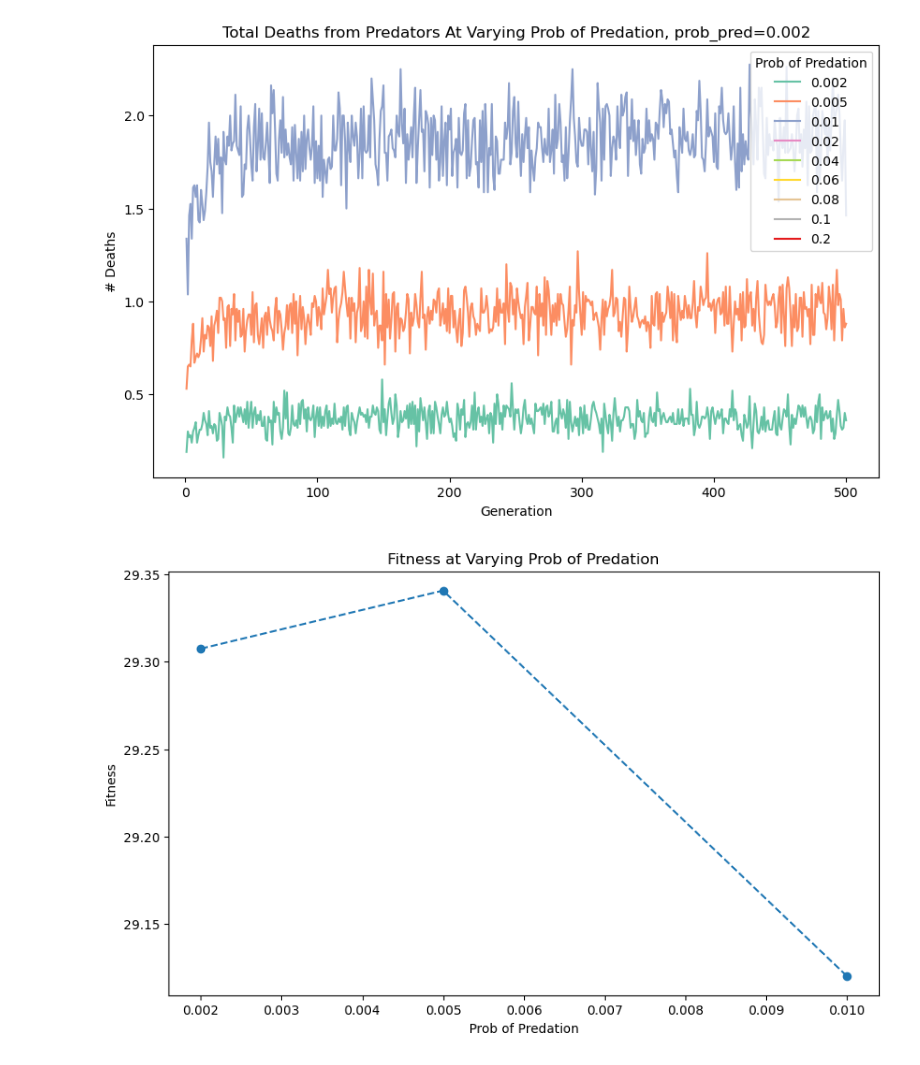
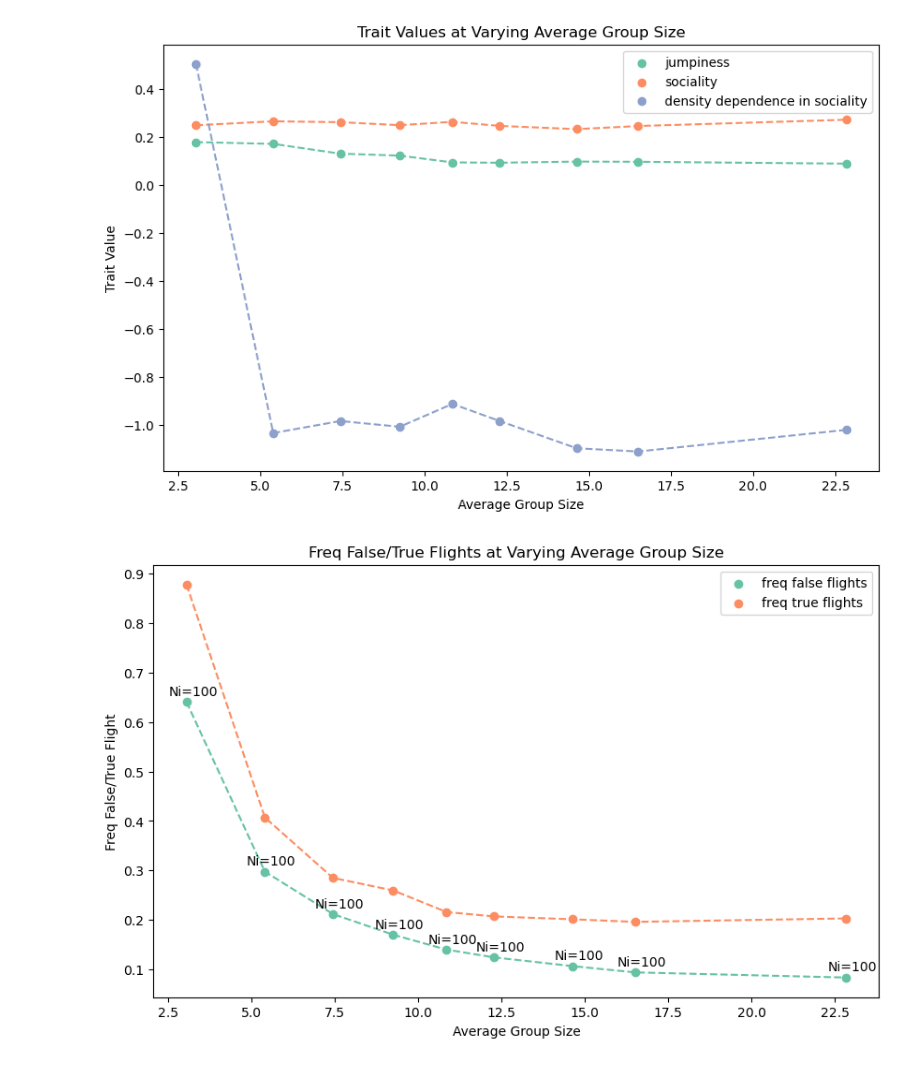
Before and after one commit to vivian-m-li/si_evolution, a Jupyter notebook: analyze.ipynb, the cells around one changed output. Drawn from its saved outputs; the diff is of its cells as text; code cells hidden in the pictures.

Commit message:
run sims for diff group sizes

```diff
--- a/analyze.ipynb
+++ b/analyze.ipynb
@@ -10,47 +10,52 @@ def get_params_to_analyze(analysis):
   params = []
   param = ""
 
-  if analysis == "group_size":
+  if analysis == "pop_size":
     for max_group_size in [15, 25, 50]:
       for Ni in [100, 500]:
         params.append(OutputParameters(max_group_size=max_group_size, Ni=Ni, group_bin_size=int(max_group_size/5)))
     return [params], "avg_group_size"
 
+  if analysis == "group_size":
+    for max_group_size in [5, 10, 15, 20, 25, 30, 40, 50, 100]:
+      params.append(OutputParameters(max_group_size=max_group_size, Ni=100, group_bin_size=int(max_group_size/5)))
+    return [params], "avg_group_size"
+
   if analysis == "pred":
-    for prob_pred in [0.002, 0.005, 0.01, 0.02, 0.04, 0.06, 0.08, 0.1, 0.2]:
+    for prob_pred in [0, 0.002, 0.005, 0.01, 0.02, 0.04, 0.06, 0.08, 0.1, 0.2]:
       params.append(OutputParameters(prob_pred=prob_pred))
     return [params], "prob_pred"
 
   if analysis == "e_gain/prob_pred":
     for e_gain in [0.5, 1, 1.5, 2]:
       params.append([])
       for prob_pred in [0.02, 0.06, 0.08, 0.1, 0.2]:
         params[-1].append(OutputParameters(prob_pred=prob_pred, e_gain=e_gain))
     return params, "prob_pred"
 
   return params, param
 
 def run_mult_sim_analysis(params, param):
   for param_set in params:
     mult_sim_analysis(
       out_file_path=out_file_path,
       all_params=param_set,
       plots=[
         # "flight_freq_by_group_size",
         # "fitness",
         # "all_mean_trait_values",
         # "avg_flight",
         # "detected_nondetected_pred_deaths",
-        "total_deaths_per_gen",
-        "final_fitness",
+        # "total_deaths_per_gen",
+        # "final_fitness",
         "final_trait_values",
         "final_flight_freq"
       ],
       param=param,
     )
 
-params, param = get_params_to_analyze("pred")
+params, param = get_params_to_analyze("group_size")
 run_mult_sim_analysis(params, param)
 # %% [output]
-[figure, old version]
+[figure, new version]
-[figure, old version]
+[figure, new version]
```
Also changed, not shown: parts of 1 cell of this notebook, 4 other files.
